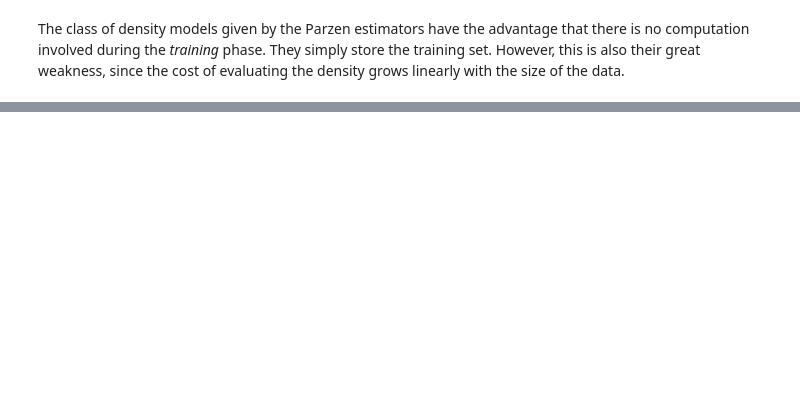
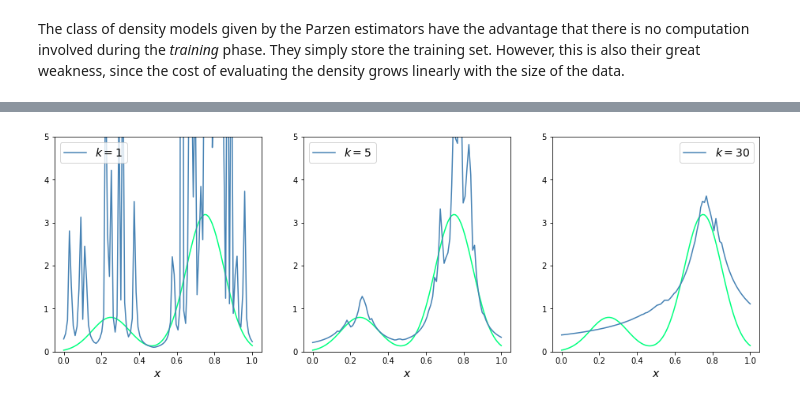
Before and after one commit to vagmcs/PRML, a Jupyter notebook: notebooks/ch2_probability_distributions.ipynb, the cells around one changed output, grey strips where cells are left out. Cells and saved outputs as stored; diff of their text form; code cells hidden in the pictures; blank space fills up the shorter version.

Commit message:
feat(chapter2): Plots on k-nearest neighbor classifier

```diff
--- a/notebooks/ch2_probability_distributions.ipynb
+++ b/notebooks/ch2_probability_distributions.ipynb
@@ -1518,0 +1545,30 @@ The class of density models given by the Parzen estimators have the advantage th
+# %%
+plt.figure(figsize=(16, 5))
+
+plt.subplot(1, 3, 1)
+plt.plot(x_space, y_space, color="springgreen")
+model = NearestNeighborsDensity(k=1)
+model.fit(sampled_points)
+plt.plot(x_space, model.predict(x_space), color="steelblue", label="$k=1$")
+plt.xlabel("$x$", fontsize=14); plt.ylim(0, 5)
+plt.legend(fontsize=14)
+
+plt.subplot(1, 3, 2)
+plt.plot(x_space, y_space, color="springgreen")
+model = NearestNeighborsDensity(k=5)
+model.fit(sampled_points)
+plt.plot(x_space, model.predict(x_space), color="steelblue", label="$k=5$")
+plt.xlabel("$x$", fontsize=14); plt.ylim(0, 5)
+plt.legend(fontsize=14)
+
+plt.subplot(1, 3, 3)
+plt.plot(x_space, y_space, color="springgreen")
+model = NearestNeighborsDensity(k=30)
+model.fit(sampled_points)
+plt.plot(x_space, model.predict(x_space), color="steelblue", label="$k=30$")
+plt.xlabel("$x$", fontsize=14); plt.ylim(0, 5)
+plt.legend(fontsize=14)
+
+plt.show()
+# %% [output]
+[figure, added]
```
Also changed, not shown: parts of 9 cells of this notebook, 4 other files.
